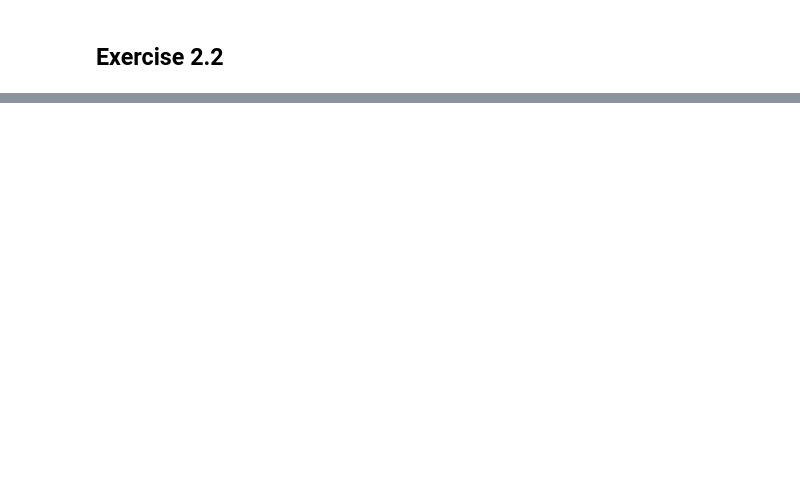
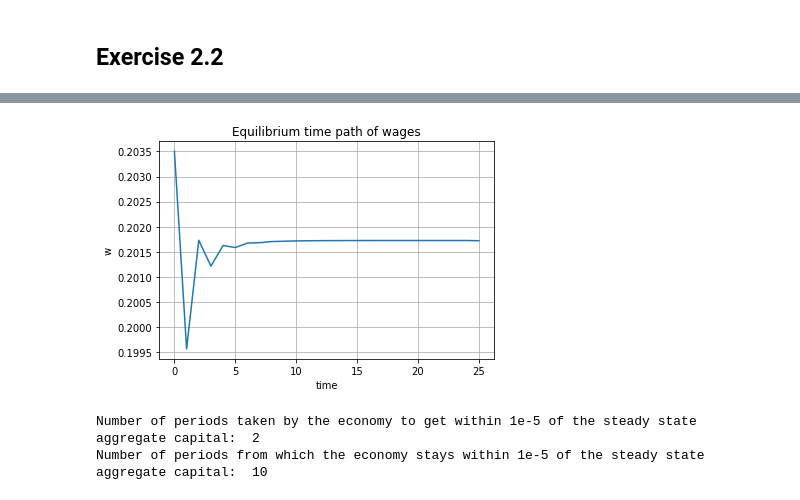
Before and after one commit to quainialberto/BootCamp2018, a Jupyter notebook: ProbSets/Econ/ProbSet3/OG.ipynb, the cells around one changed output, grey strips where cells are left out. Cells and saved outputs as stored; diff of their text form; code cells hidden in the pictures; blank space fills up the shorter version.

```diff
--- a/ProbSets/Econ/ProbSet3/OG.ipynb
+++ b/ProbSets/Econ/ProbSet3/OG.ipynb
@@ -230,0 +469,19 @@ get_ss(params, bvec_guess, ss_graphs = True)
+# %%
+plt.plot(wstd_path)
+plt.title('Equilibrium time path of wages')
+plt.xlabel('time')
+plt.ylabel('w')
+plt.grid(True)
+plt.show()
+# %% [output]
+[figure, added]
+# %%
+Kstd_dist = np.abs(Kstd_path - Kbar)
+err = 1e-5
+loc = np.where(Kstd_dist < err)[0]
+print('Number of periods taken by the economy to get within 1e-5 of the steady state aggregate capital: ', loc.min())
+loc_cons = np.ediff1d(loc) == 1
+print('Number of periods from which the economy stays within 1e-5 of the steady state aggregate capital: ', loc[-len(loc_cons)])
+# %% [output]
+Number of periods taken by the economy to get within 1e-5 of the steady state aggregate capital:  2
+Number of periods from which the economy stays within 1e-5 of the steady state aggregate capital:  10
```
Also changed, not shown: parts of 37 cells of this notebook, 4 other files.
